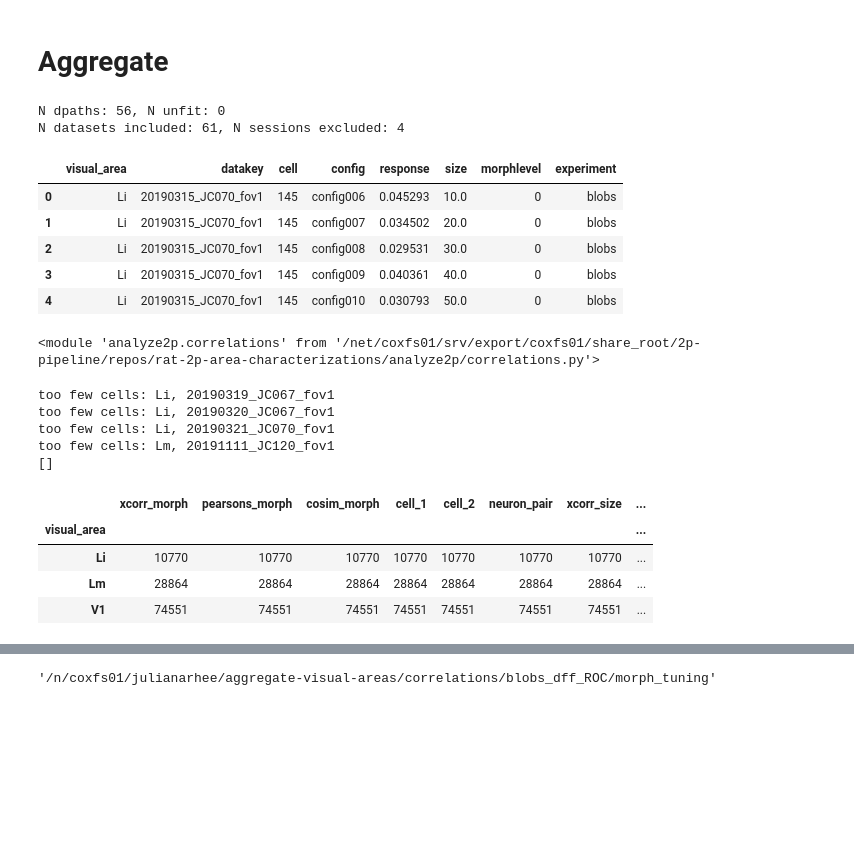
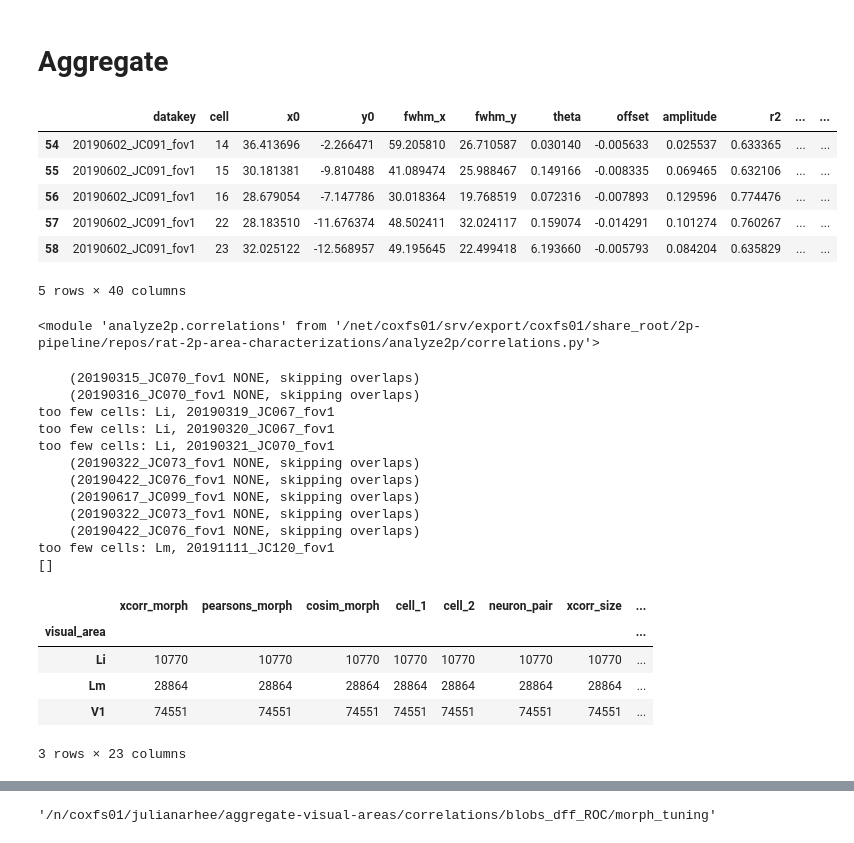
Before and after one commit to julianarhee/rat-2p-area-characterizations, a Jupyter notebook: analyze2p/objects/correlate_tuning_curves.ipynb, the cells around one changed output, grey strips where cells are left out. Saved outputs shown, nothing was run; the diff lists cells and outputs as text; code cells hidden in the pictures; blank space fills up the shorter version.

Commit message:
update example and aggregate plots for correlations

```diff
--- a/analyze2p/objects/correlate_tuning_curves.ipynb
+++ b/analyze2p/objects/correlate_tuning_curves.ipynb
@@ -169,7 +190,8 @@ sizes = list(sorted(sdf['size'].unique()))
 morphlevels = list(sorted(sdf.loc[configs]['morphlevel'].unique()))
 print(morphlevels)
 
-x0 = NDATA0[(NDATA0.visual_area==va) & (NDATA0.datakey==dk) & (NDATA0.config.isin(configs))].copy()
+x0 = NDATA0[(NDATA0.visual_area==va) & (NDATA0.datakey==dk)
+          & (NDATA0.config.isin(configs))].copy()
 rdf0 = x0.groupby(['cell', 'config']).mean().reset_index().drop('trial', axis=1)
 rdf_offset = sel.correct_offset(rdf0, offset=offset_type)
 rdf = sel.correct_luminance(rdf_offset, sdf, lcorrection=lcorrection)
@@ -411,3 +417,7 @@ fig.text(0.01, 0.9, dk)
 [interactive output not drawn]
 [interactive output not drawn]
 Text(0.01, 0.9, '20190616_JC097_fov1')
+# %%
+x0['morphlevel'] = sdf.loc[x0.config.values]['morphlevel'].values
+x0['size'] = sdf.loc[x0.config.values]['size'].values
+x0.head()
@@ -568,14 +596,11 @@ pplot.label_figure(fig, data_id)
 # %% [markdown]
 # Aggregate
 # %%
-response_type='dff'
-do_spherical_correction=False
-rfdf = rfutils.aggregate_fits(cells0, sdata, combine='average',
-                              response_type=response_type,
-                              do_spherical_correction=do_spherical_correction,
-                              reliable_only=True,
-                              pass_criterion='position')
-rfdf = aggr.add_roi_positions(rfdf)
+# response_type='dff'
+# do_spherical_correction=False
+# rfdf = rfutils.aggregate_fits(cells0, sdata, combine='average',
+#                               response_type=response_type,
+#                               do_spherical_correction=do_spherical_correction,
+#                               reliable_only=True,
+#                               pass_criterion='position')
+# rfdf = aggr.add_roi_positions(rfdf)
-# %% [output]
-N dpaths: 56, N unfit: 0
-N datasets included: 61, N sessions excluded: 4
@@ -612,29 +639,42 @@ avg_responses = pd.concat(rdf_list, axis=0, ignore_index=True)
 avg_responses['experiment'] = 'blobs'
 # %%
 has_rfs = pd.concat([g for (va, dk), g in rfdf.groupby(['visual_area', 'datakey'])
-                    if not avg_responses.query('@va==visual_area')])
+            if not avg_responses.query('@va==visual_area and @dk==datakey').empty])
+has_rfs.head()
 # %% [output]
-|  | visual_area | datakey | cell | config | response | size | morphlevel | experiment |
-| 0 | Li | 20190315_JC070_fov1 | 145 | config006 | 0.045293 | 10.0 | 0 | blobs |
-| 1 | Li | 20190315_JC070_fov1 | 145 | config007 | 0.034502 | 20.0 | 0 | blobs |
-| 2 | Li | 20190315_JC070_fov1 | 145 | config008 | 0.029531 | 30.0 | 0 | blobs |
-| 3 | Li | 20190315_JC070_fov1 | 145 | config009 | 0.040361 | 40.0 | 0 | blobs |
-| 4 | Li | 20190315_JC070_fov1 | 145 | config010 | 0.030793 | 50.0 | 0 | blobs |
+|  | datakey | cell | x0 | y0 | fwhm_x | fwhm_y | theta | offset | amplitude | r2 | ... | ... |
+| 54 | 20190602_JC091_fov1 | 14 | 36.413696 | -2.266471 | 59.205810 | 26.710587 | 0.030140 | -0.005633 | 0.025537 | 0.633365 | ... | ... |
+| 55 | 20190602_JC091_fov1 | 15 | 30.181381 | -9.810488 | 41.089474 | 25.988467 | 0.149166 | -0.008335 | 0.069465 | 0.632106 | ... | ... |
+| 56 | 20190602_JC091_fov1 | 16 | 28.679054 | -7.147786 | 30.018364 | 19.768519 | 0.072316 | -0.007893 | 0.129596 | 0.774476 | ... | ... |
+| 57 | 20190602_JC091_fov1 | 22 | 28.183510 | -11.676374 | 48.502411 | 32.024117 | 0.159074 | -0.014291 | 0.101274 | 0.760267 | ... | ... |
+| 58 | 20190602_JC091_fov1 | 23 | 32.025122 | -12.568957 | 49.195645 | 22.499418 | 6.193660 | -0.005793 | 0.084204 | 0.635829 | ... | ... |
+5 rows × 40 columns
-# %%
-importlib.reload(cr)
-# %% [output]
-<module 'analyze2p.correlations' from '/net/coxfs01/srv/export/coxfs01/share_root/2p-pipeline/repos/rat-2p-area-characterizations/analyze2p/correlations.py'>
+# %%
+importlib.reload(cr)
+# %% [output]
+<module 'analyze2p.correlations' from '/net/coxfs01/srv/export/coxfs01/share_root/2p-pipeline/repos/rat-2p-area-characterizations/analyze2p/correlations.py'>
 # %%
-
+# Calculate distances
 DISTS = cr.aggregate_tuning_curve_ccdist(avg_responses, rfdf=rfdf,
+                                         rfpolys=rfpolys,
                                          min_ncells=5, stimulus='blobs')
 # %% [output]
+    (20190315_JC070_fov1 NONE, skipping overlaps)
+    (20190316_JC070_fov1 NONE, skipping overlaps)
 too few cells: Li, 20190319_JC067_fov1
 too few cells: Li, 20190320_JC067_fov1
 too few cells: Li, 20190321_JC070_fov1
+    (20190322_JC073_fov1 NONE, skipping overlaps)
+    (20190422_JC076_fov1 NONE, skipping overlaps)
+    (20190617_JC099_fov1 NONE, skipping overlaps)
+    (20190322_JC073_fov1 NONE, skipping overlaps)
+    (20190422_JC076_fov1 NONE, skipping overlaps)
 too few cells: Lm, 20191111_JC120_fov1
 []
 # %%
+DISTS['area_overlap'] = DISTS['area_overlap'].astype(float)
+DISTS['perc_overlap'] = DISTS['perc_overlap'].astype(float)
+
 DISTS.groupby('visual_area').count()
 # %% [output]
 |  | xcorr_morph | pearsons_morph | cosim_morph | cell_1 | cell_2 | neuron_pair | xcorr_size | ... |
@@ -642,6 +682,7 @@ DISTS.groupby('visual_area').count()
 | Li | 10770 | 10770 | 10770 | 10770 | 10770 | 10770 | 10770 | ... |
 | Lm | 28864 | 28864 | 28864 | 28864 | 28864 | 28864 | 28864 | ... |
 | V1 | 74551 | 74551 | 74551 | 74551 | 74551 | 74551 | 74551 | ... |
+3 rows × 23 columns
 # %%
 va='V1'
 dk='20190616_JC097_fov1'
```
Also changed, not shown: parts of 39 cells of this notebook, 1 other file.
